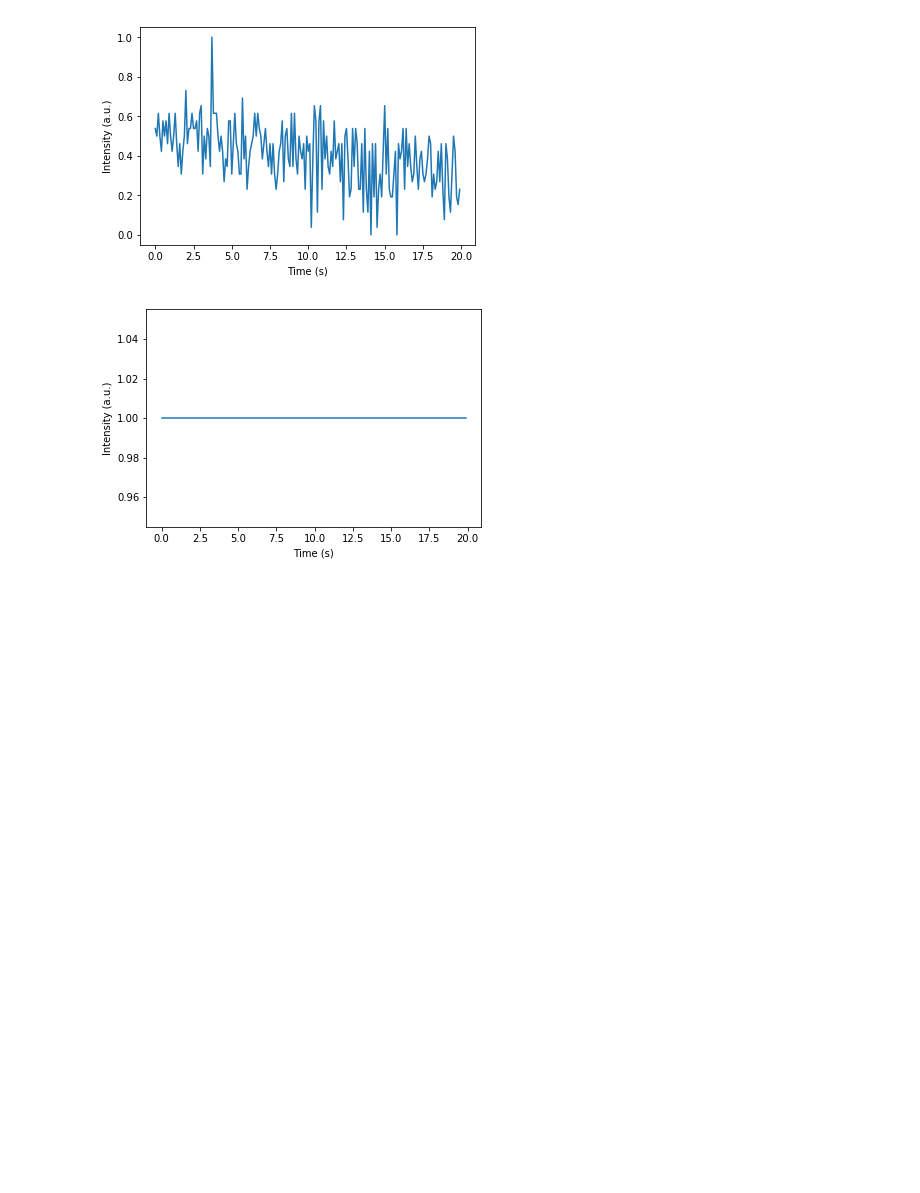
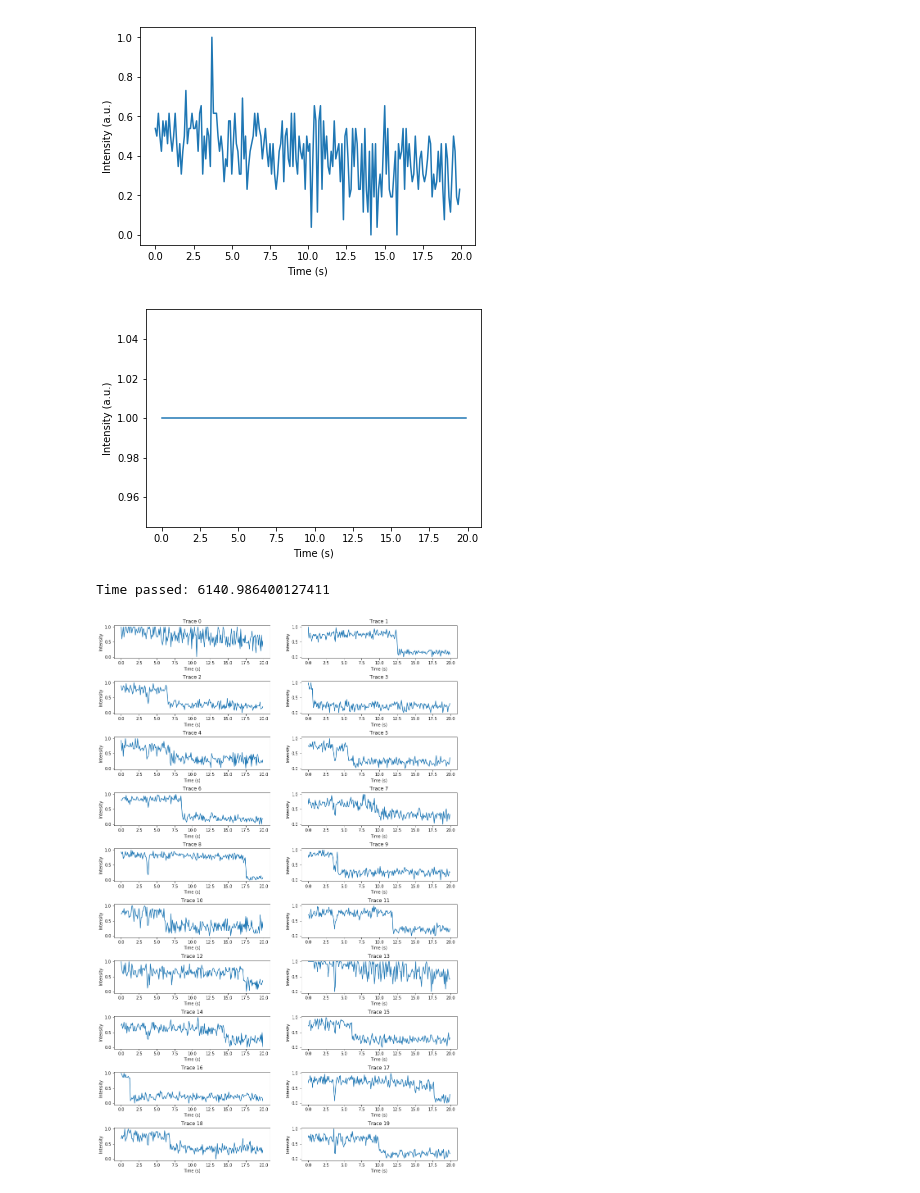
Before and after one commit to ashleefeng/pacbio, a Jupyter notebook: PacBio_read_30s_DTW.ipynb, the cells around one changed output. Saved outputs shown, nothing was run; the diff lists cells and outputs as text; code cells hidden in the pictures; blank space fills up the shorter version.

```diff
--- a/PacBio_read_30s_DTW.ipynb
+++ b/PacBio_read_30s_DTW.ipynb
@@ -290,3 +290,13 @@ plt.ylabel('Intensity (a.u.)')
 plt.savefig('Class 2 standard.png', dpi=300)
 # %% [output]
 [figure]
+# %%
+labels_all = dtw_classification(scaled_data_cy5, 3, n_frames, [sorting_index[1], 64050, 33104])
+# %% [output]
+Time passed: 6140.986400127411
+# %%
+classes = class_extractor(labels_all, 3)
+plot_traces(20, scaled_data_cy5, np.random.choice(classes[0], size=(20,)))
+plt.savefig('30s all, Class 0, 20 randome traces.png', dpi=300)
+# %% [output]
+[figure, added]
```
Also changed, not shown: parts of 5 cells of this notebook, 1 other file.
